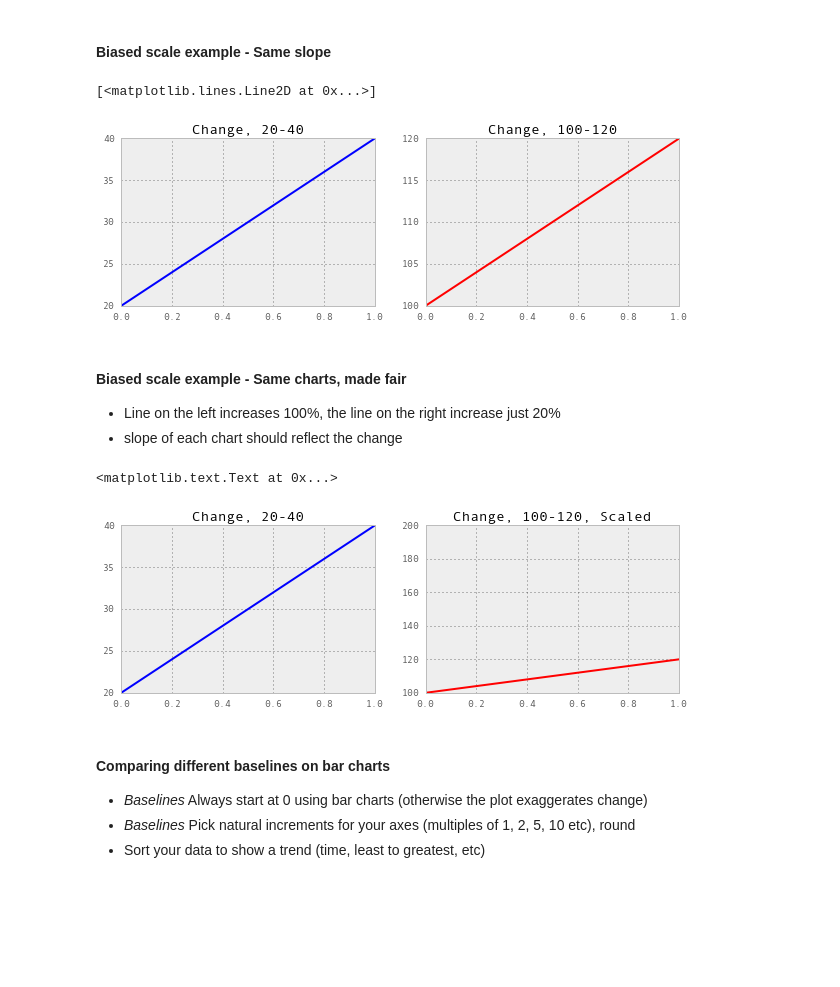
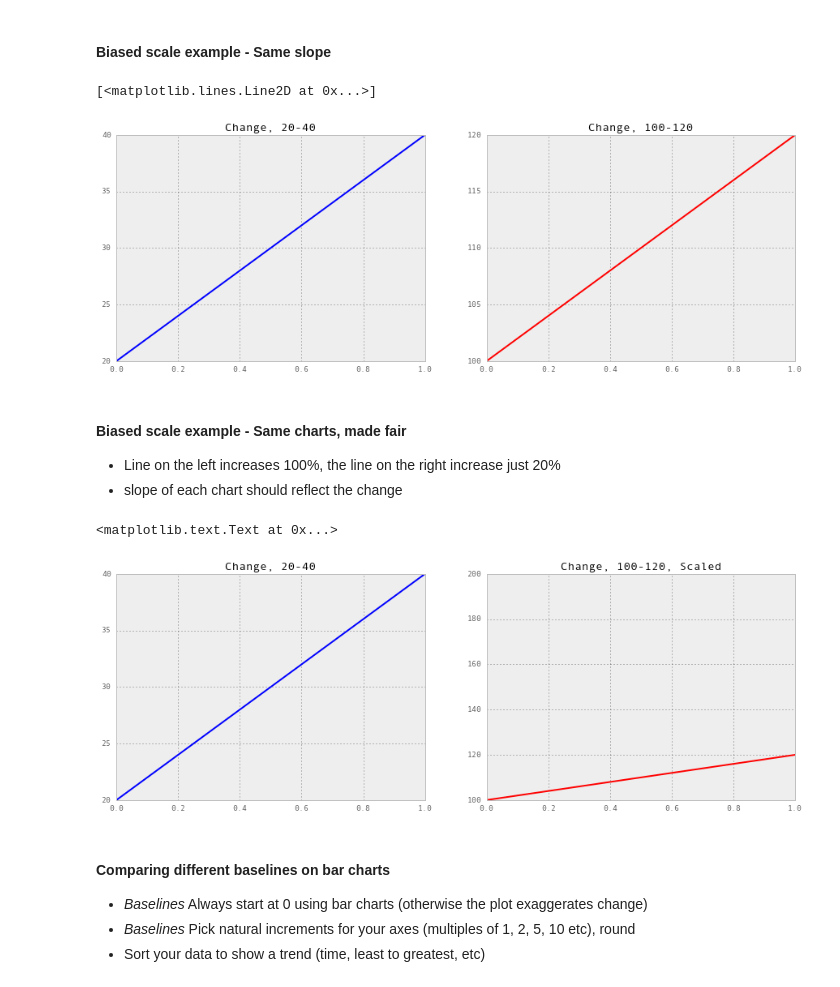
Before and after one commit to CoulterJones/New-School, a Jupyter notebook: news-narrative-design/spring-2017/level-one/charts.ipynb, the cells around one changed output. Cells and saved outputs as stored; diff of their text form; code cells hidden in the pictures; blank space fills up the shorter version.

Commit message:
update chart sizes

```diff
--- a/news-narrative-design/spring-2017/level-one/charts.ipynb
+++ b/news-narrative-design/spring-2017/level-one/charts.ipynb
@@ -89,14 +89,14 @@ axs[2].plot([0, len(change)-1], [0, 0], color='k', linestyle='-', linewidth=3)
 # %%
 a = [20, 40]
 b = [100, 120]
-fig, axs = plt.subplots(1, 2, sharey=False, figsize=(10, 3))
+fig, axs = plt.subplots(1, 2, sharey=False, figsize=(15, 5))
 axs[0].plot(a, linewidth=2, color='b')
 axs[0].set_title("Change, 20-40")
 axs[1].set_title("Change, 100-120")
 axs[1].plot(b, linewidth=2, color='r')
 # %% [output]
 [<matplotlib.lines.Line2D at 0x...>]
-[figure, old version]
+[figure, new version]
 # %% [markdown]
 #### Biased scale example - Same charts, made fair
 * Line on the left increases 100%, the line on the right increase just 20%
@@ -104,7 +104,7 @@ axs[1].plot(b, linewidth=2, color='r')
 # %%
 a = [20, 40]
 b = [100, 120]
-fig, axs = plt.subplots(1, 2, sharey=False, figsize=(10, 3))
+fig, axs = plt.subplots(1, 2, sharey=False, figsize=(15, 5))
 axs[0].set_ylim(ymin=20, ymax=40)
 axs[0].plot(a, linewidth=2, color='b')
 axs[1].set_ylim(ymin=100, ymax=200)
@@ -113,7 +113,7 @@ axs[0].set_title("Change, 20-40")
 axs[1].set_title("Change, 100-120, Scaled")
 # %% [output]
 <matplotlib.text.Text at 0x...>
-[figure, old version]
+[figure, new version]
 # %% [markdown]
 #### Comparing different baselines on bar charts
 * *Baselines* Always start at 0 using bar charts (otherwise the plot exaggerates change)
```
Also changed, not shown: parts of 1 cell of this notebook.
